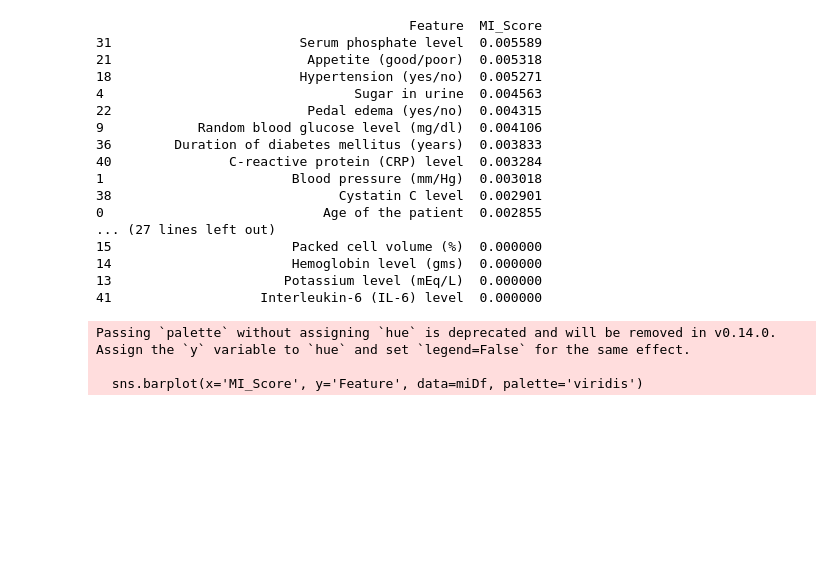
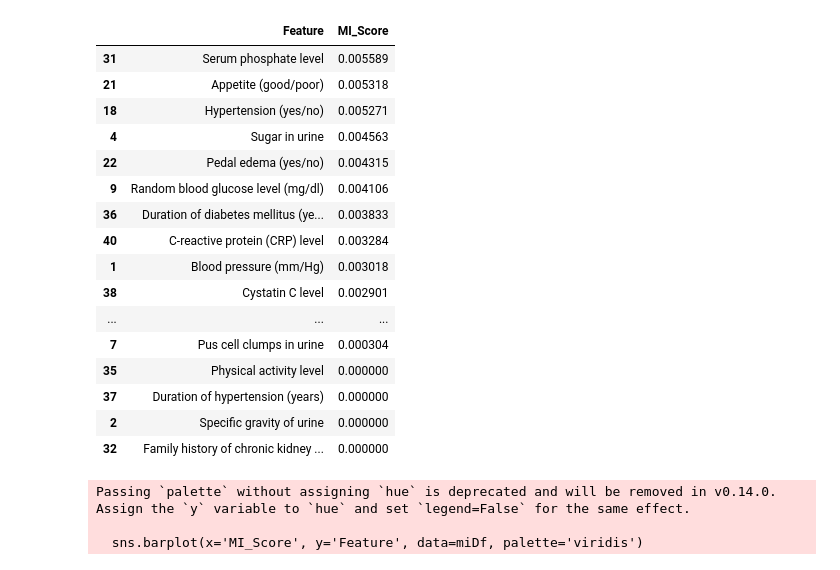
Before and after one commit to OshithRoshantha/RenalCheck, a Jupyter notebook: notebooks/Feature_Engineering.ipynb, the cells around one changed output. Drawn from its saved outputs; the diff is of its cells as text; code cells hidden in the pictures; blank space fills up the shorter version.

```diff
--- a/notebooks/Feature_Engineering.ipynb
+++ b/notebooks/Feature_Engineering.ipynb
@@ -16,26 +16,26 @@ for col in catCols:
 # %%
 miScores = mutual_info_classif(X, y, random_state=42)
 miDf = pd.DataFrame({'Feature': X.columns, 'MI_Score': miScores})
 miDf = miDf.sort_values('MI_Score', ascending=False)
-print(miDf)
+miDf.head(30)
 # %% [output]
-                                        Feature  MI_Score
-31                        Serum phosphate level  0.005589
-21                         Appetite (good/poor)  0.005318
-18                        Hypertension (yes/no)  0.005271
-4                                Sugar in urine  0.004563
-22                         Pedal edema (yes/no)  0.004315
-9            Random blood glucose level (mg/dl)  0.004106
-36        Duration of diabetes mellitus (years)  0.003833
-40               C-reactive protein (CRP) level  0.003284
-1                        Blood pressure (mm/Hg)  0.003018
-38                             Cystatin C level  0.002901
-0                            Age of the patient  0.002855
-... (27 lines left out)
-15                       Packed cell volume (%)  0.000000
-14                       Hemoglobin level (gms)  0.000000
-13                      Potassium level (mEq/L)  0.000000
-41                   Interleukin-6 (IL-6) level  0.000000
+|  | Feature | MI_Score |
+| 31 | Serum phosphate level | 0.005589 |
+| 21 | Appetite (good/poor) | 0.005318 |
+| 18 | Hypertension (yes/no) | 0.005271 |
+| 4 | Sugar in urine | 0.004563 |
+| 22 | Pedal edema (yes/no) | 0.004315 |
+| 9 | Random blood glucose level (mg/dl) | 0.004106 |
+| 36 | Duration of diabetes mellitus (ye... | 0.003833 |
+| 40 | C-reactive protein (CRP) level | 0.003284 |
+| 1 | Blood pressure (mm/Hg) | 0.003018 |
+| 38 | Cystatin C level | 0.002901 |
+| ... | ... | ... |
+| 7 | Pus cell clumps in urine | 0.000304 |
+| 35 | Physical activity level | 0.000000 |
+| 37 | Duration of hypertension (years) | 0.000000 |
+| 2 | Specific gravity of urine | 0.000000 |
+| 32 | Family history of chronic kidney ... | 0.000000 |
 # %%
 plt.figure(figsize=(10, 6))
 sns.barplot(x='MI_Score', y='Feature', data=miDf, palette='viridis')
```
Also changed, not shown: parts of 1 cell of this notebook, 1 other file.
